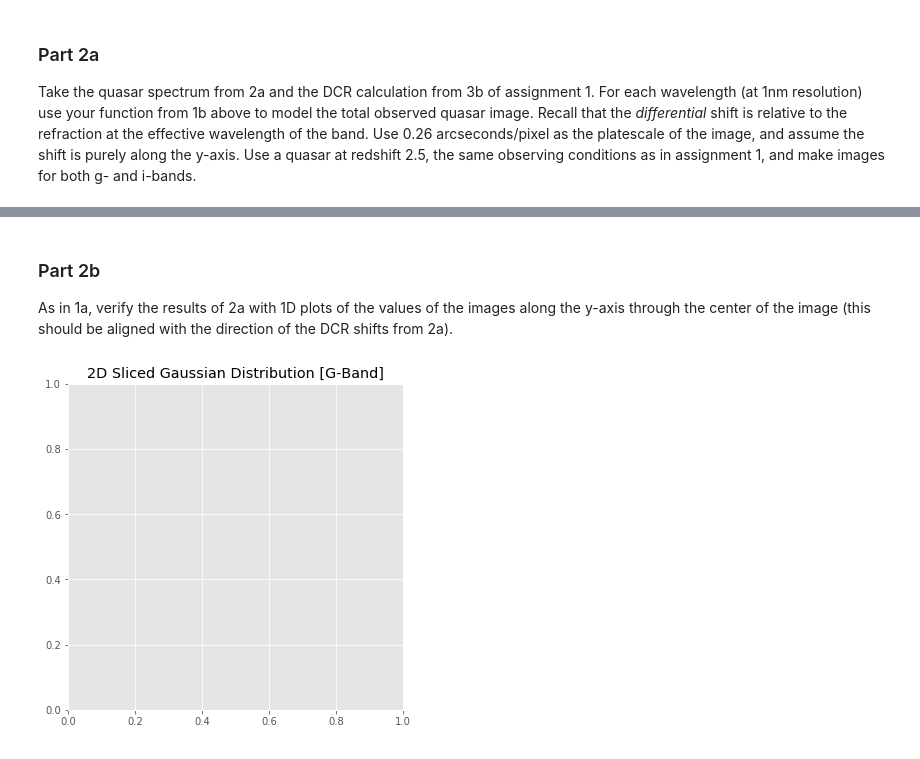
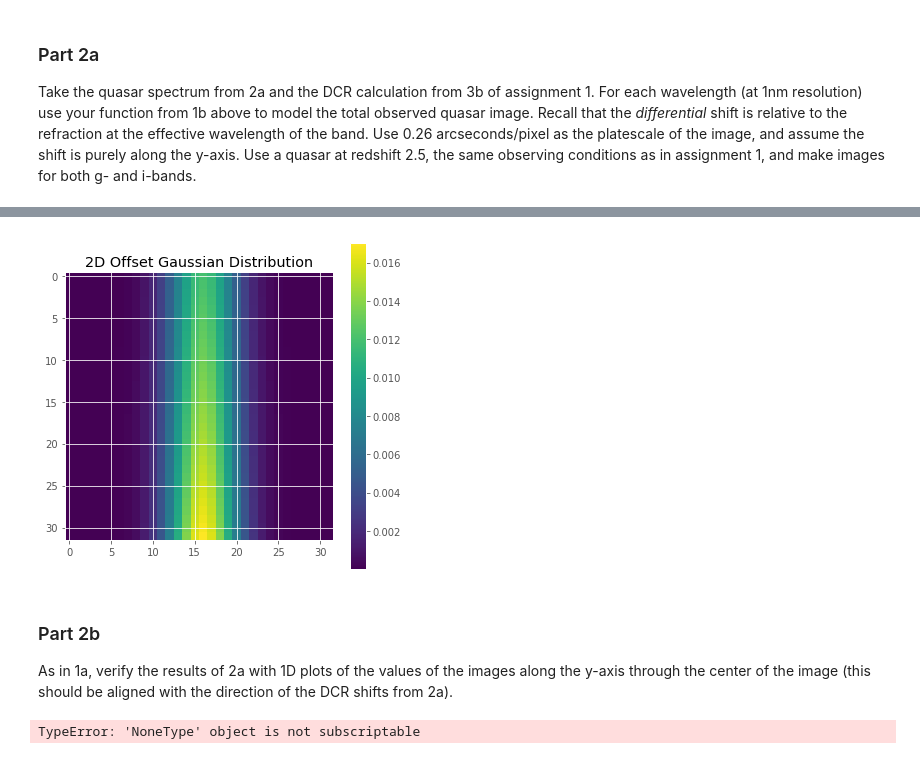
Before and after one commit to abudlong/Astro499, a Jupyter notebook: A499_Winter22_Assignment2.ipynb, the cells around one changed output, grey strips where cells are left out. Drawn from its saved outputs; the diff is of its cells as text; code cells hidden in the pictures.

```diff
--- a/A499_Winter22_Assignment2.ipynb
+++ b/A499_Winter22_Assignment2.ipynb
@@ -612,16 +618,22 @@ def totalSpectrum(band_wavelength, band_throughput, observed_spectra, relative_f
+# %%
+# I-Band Image
+iimage = totalImage(iband_wavelength, iband_throughput, spectra_obs[4], relative_fluxdensity, iWeightedWavelength, p_s, temperature, p_w, latitude, altitude, zin, 0.8, 0, 0.1, 16, 16)
+iimage
+# %% [output]
+[figure, added]
 # %% [markdown]
 ### Part 2b
 
 As in 1a, verify the results of 2a with 1D plots of the values of the images along the y-axis through the center of the image (this should be aligned with the direction of the DCR shifts from 2a).
 # %%
 # G-Band 1D plot check
-#sliced_gtotal = gaussian_2d[:,16] #y, x
+sliced_gtotal = gimage[:,16] #y, x
 
 # Plot
 fig, ax = plt.subplots(1, 1, figsize = (6, 6))
-#ax.plot(sliced_gtotal)
+ax.plot(sliced_gtotal)
 ax.set_title('2D Sliced Gaussian Distribution [G-Band]');
 # %% [output]
-[figure, removed]
+TypeError: 'NoneType' object is not subscriptable
 # %%
 # I-Band 1D plot check
```
Also changed, not shown: parts of 40 cells of this notebook.
